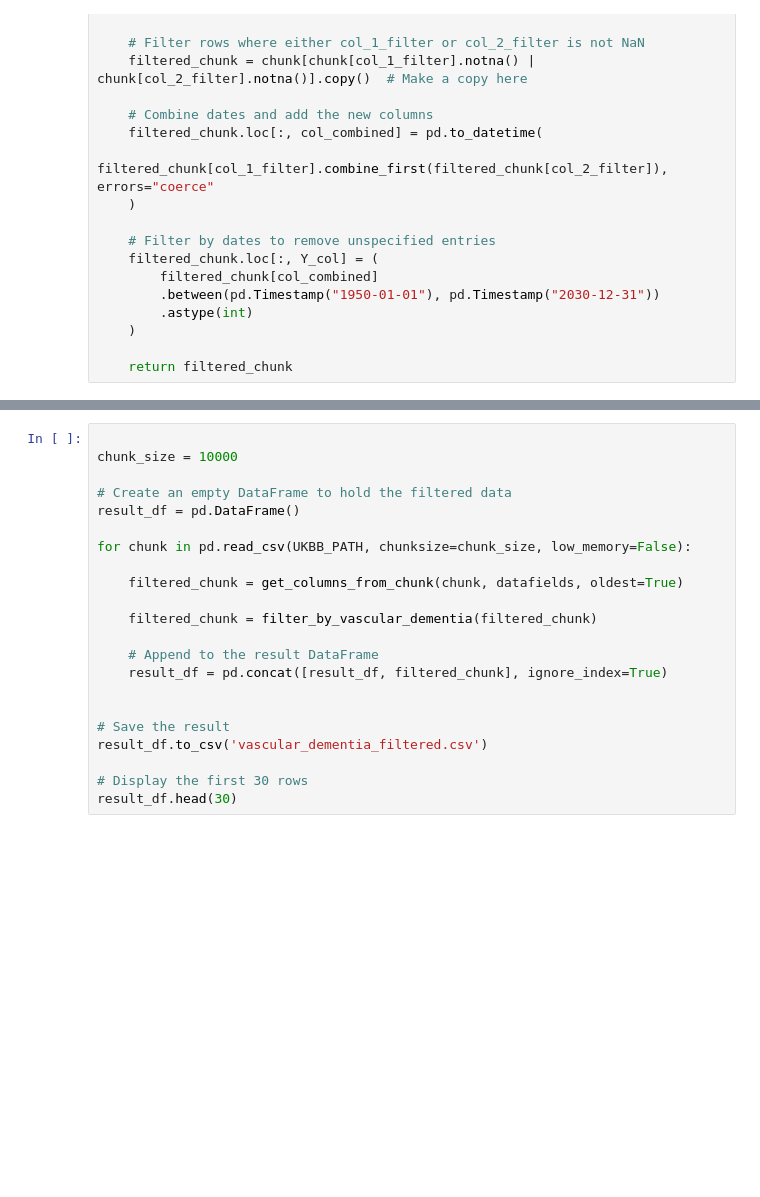
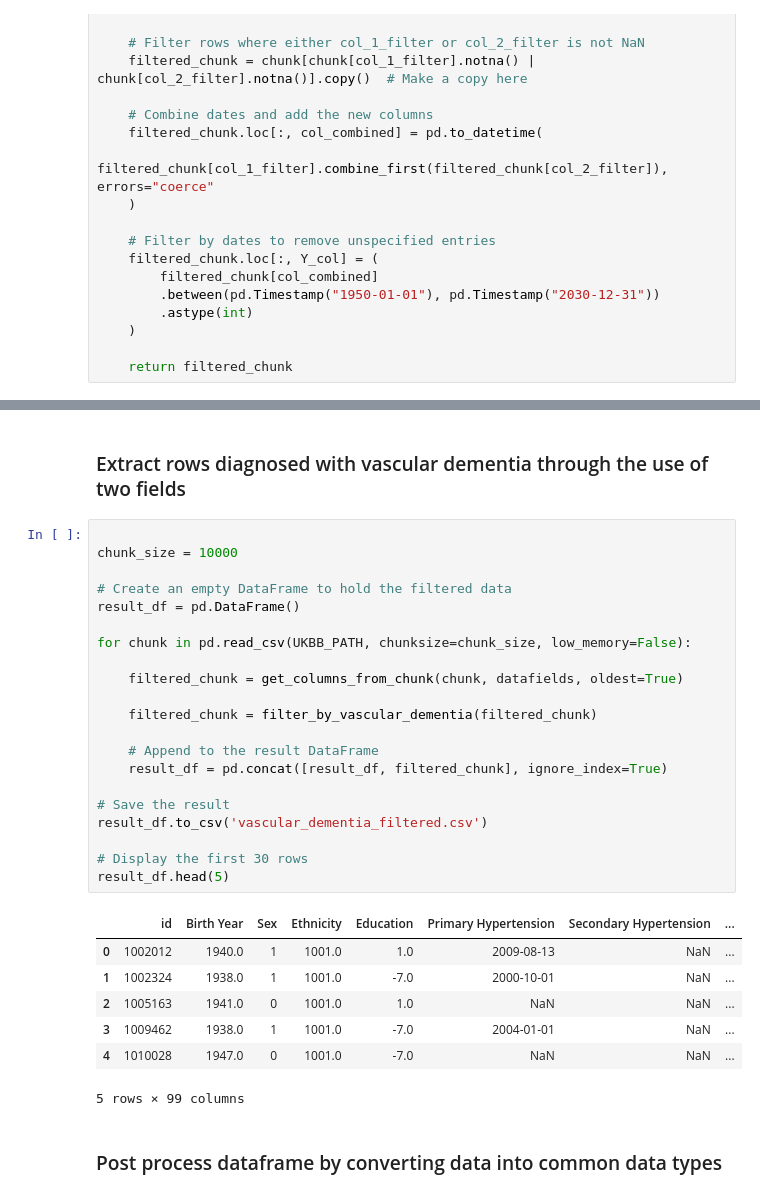
Before and after one commit to Miker2808/MTA-VascularDementiaPredictor, a Jupyter notebook: extract_dataset.ipynb, the cells around one changed output, grey strips where cells are left out. Drawn from its saved outputs; the diff is of its cells as text; blank space fills up the shorter version.

```diff
--- a/extract_dataset.ipynb
+++ b/extract_dataset.ipynb
@@ -56,22 +73,33 @@ def filter_by_vascular_dementia(chunk):
+# %% [markdown]
+### Extract rows diagnosed with vascular dementia through the use of two fields
 # %%
 
 chunk_size = 10000
 
 # Create an empty DataFrame to hold the filtered data
 result_df = pd.DataFrame()
 
 for chunk in pd.read_csv(UKBB_PATH, chunksize=chunk_size, low_memory=False):
 
     filtered_chunk = get_columns_from_chunk(chunk, datafields, oldest=True)
 
     filtered_chunk = filter_by_vascular_dementia(filtered_chunk)
 
     # Append to the result DataFrame
     result_df = pd.concat([result_df, filtered_chunk], ignore_index=True)
 
-
 # Save the result
 result_df.to_csv('vascular_dementia_filtered.csv')
 
 # Display the first 30 rows
-result_df.head(30)
+result_df.head(5)
+# %% [output]
+|  | id | Birth Year | Sex | Ethnicity | Education | Primary Hypertension | Secondary Hypertension | ... |
+| 0 | 1002012 | 1940.0 | 1 | 1001.0 | 1.0 | 2009-08-13 | NaN | ... |
+| 1 | 1002324 | 1938.0 | 1 | 1001.0 | -7.0 | 2000-10-01 | NaN | ... |
+| 2 | 1005163 | 1941.0 | 0 | 1001.0 | 1.0 | NaN | NaN | ... |
+| 3 | 1009462 | 1938.0 | 1 | 1001.0 | -7.0 | 2004-01-01 | NaN | ... |
+| 4 | 1010028 | 1947.0 | 0 | 1001.0 | -7.0 | NaN | NaN | ... |
+5 rows × 99 columns
+# %% [markdown]
+### Post process dataframe by converting data into common data types
```
Also changed, not shown: parts of 9 cells of this notebook, 1 other file.
